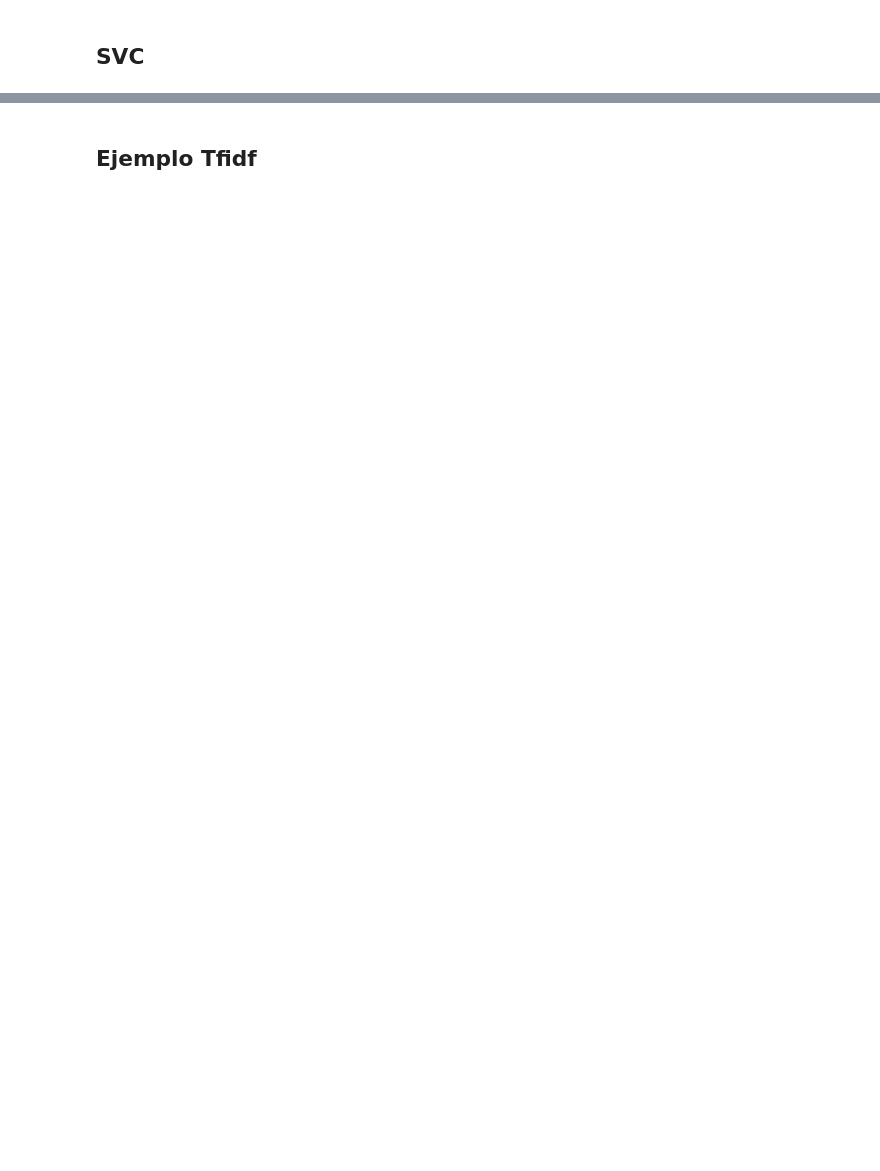
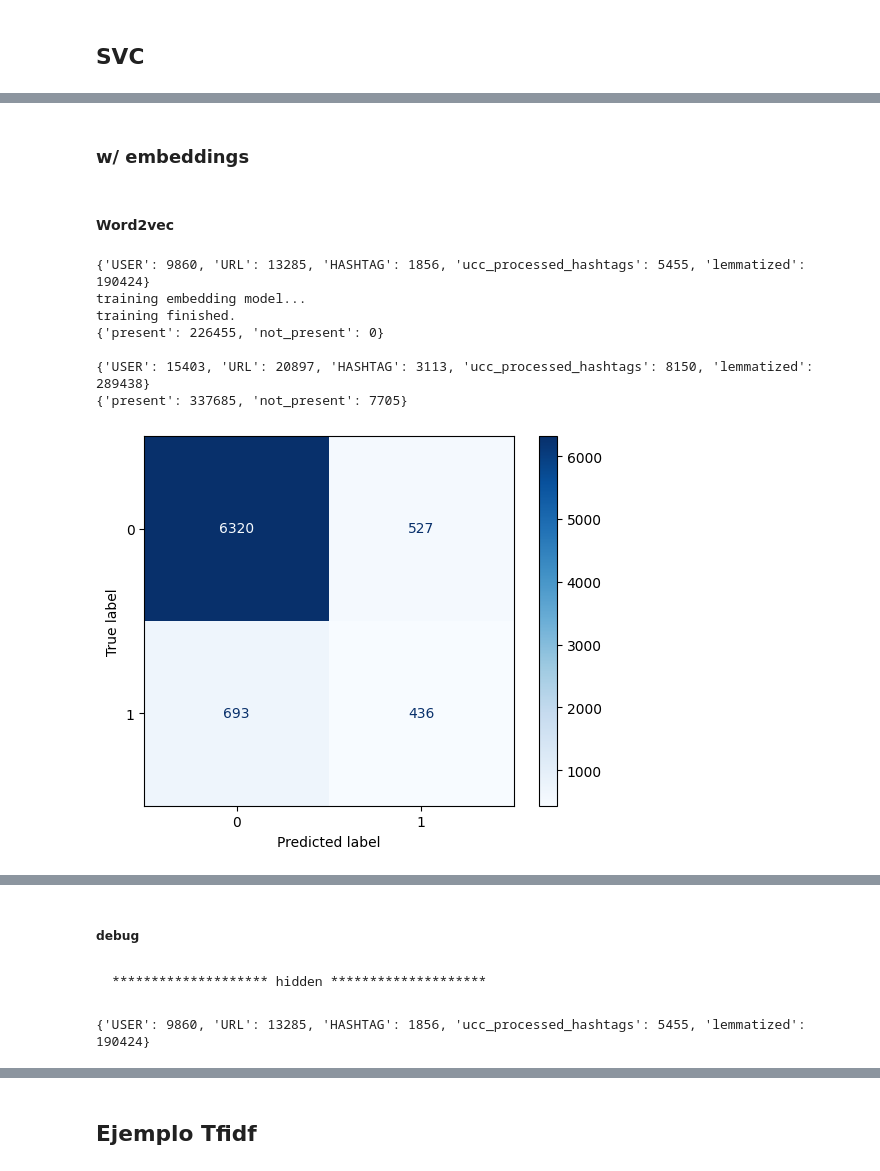
Before and after one commit to galopianciola/check-worthiness-project, a Jupyter notebook: main.ipynb, the cells around one changed output, grey strips where cells are left out. Drawn from its saved outputs; the diff is of its cells as text; code cells hidden in the pictures; blank space fills up the shorter version.

Commit message:
word2vec finished

````diff
--- a/main.ipynb
+++ b/main.ipynb
@@ -142,0 +348,2 @@ del test_df
+# %%
+nlp = spacy.load("es_core_news_lg")
@@ -144,0 +471,4 @@ del test_df
+# %%
+def generate_show_md_table(tabla):
+    tabla_md = "|".join(tabla[0]) + "\n" + "|".join(["---"] * len(tabla[0])) + "\n" + "\n".join(["|".join(map(str, fila)) for fila in tabla[1:]])
+    display(Markdown(tabla_md))
@@ -145,5 +514,10 @@ del test_df
 # %% [markdown]
 ## Generic baseline
+# %%
+from collections import OrderedDict
+
+final_results = OrderedDict()
+final_results = {}
 # %%
 from sklearn.metrics import confusion_matrix, ConfusionMatrixDisplay
 import matplotlib.pyplot as plt
@@ -165,6 +530,8 @@ def run_baseline(pipeline, data_fpath, test_fpath, results_fpath, model_name):
     pipeline.fit(train_df['tweet_text'], train_df['class_label'])
 
     with open(results_fpath, "w") as results_file:
+        if model_name == 'ngram_w2v':  # agrego para word2vec
+            pipeline.named_steps['generate_embeddings'].fit(test_df['tweet_text'])
         predicted = pipeline.predict(test_df['tweet_text'])
         results_file.write("tweet_id\tclass_label\trun_id\n")
 
@@ -172,7 +539,7 @@ def run_baseline(pipeline, data_fpath, test_fpath, results_fpath, model_name):
             label = predicted[i]
             results_file.write("{}\t{}\t{}\n".format(line["tweet_id"], label, model_name))
 
-    generate_confusion_matrix(test_df['class_label'], predicted, pipeline.classes_)
+    final_results[model_name] = run_metrics(test_df['class_label'], predicted, pipeline.classes_)
 # %% [markdown]
 ## Random
 # %%
@@ -221,0 +601,27 @@ run_baseline(
+# %% [markdown]
+### w/ embeddings
+# %% [markdown]
+#### Word2vec
+# %%
+pipeline = Pipeline([
+    ('preprocessing', PreprocessingTransformer()),
+    ('generate_embeddings', Word2VecTransformer()),
+    ('clf', SVC(C=1, gamma='scale', kernel='linear', random_state=0))
+])
+
+run_baseline(
+    pipeline=pipeline,
+    data_fpath='data/train.csv',
+    test_fpath='data/test.csv',
+    results_fpath='data/results_svc_w2vec.csv',
+    model_name='svc_w2vec'
+)
+# %% [output]
+{'USER': 9860, 'URL': 13285, 'HASHTAG': 1856, 'ucc_processed_hashtags': 5455, 'lemmatized': 190424}
+training embedding model...
+training finished.
+{'present': 226455, 'not_present': 0}
+
+{'USER': 15403, 'URL': 20897, 'HASHTAG': 3113, 'ucc_processed_hashtags': 8150, 'lemmatized': 289438}
+{'present': 337685, 'not_present': 7705}
+[figure, added]
@@ -221,0 +631,12 @@ run_baseline(
+# %% [markdown]
+##### debug
+# %% [markdown]
+
+
+```
+******************** hidden ********************
+```
+# %%
+preprocessed = PreprocessingTransformer().fit_transform(train_df['tweet_text'])
+# %% [output]
+{'USER': 9860, 'URL': 13285, 'HASHTAG': 1856, 'ucc_processed_hashtags': 5455, 'lemmatized': 190424}
````
Also changed, not shown: parts of 78 cells of this notebook.
